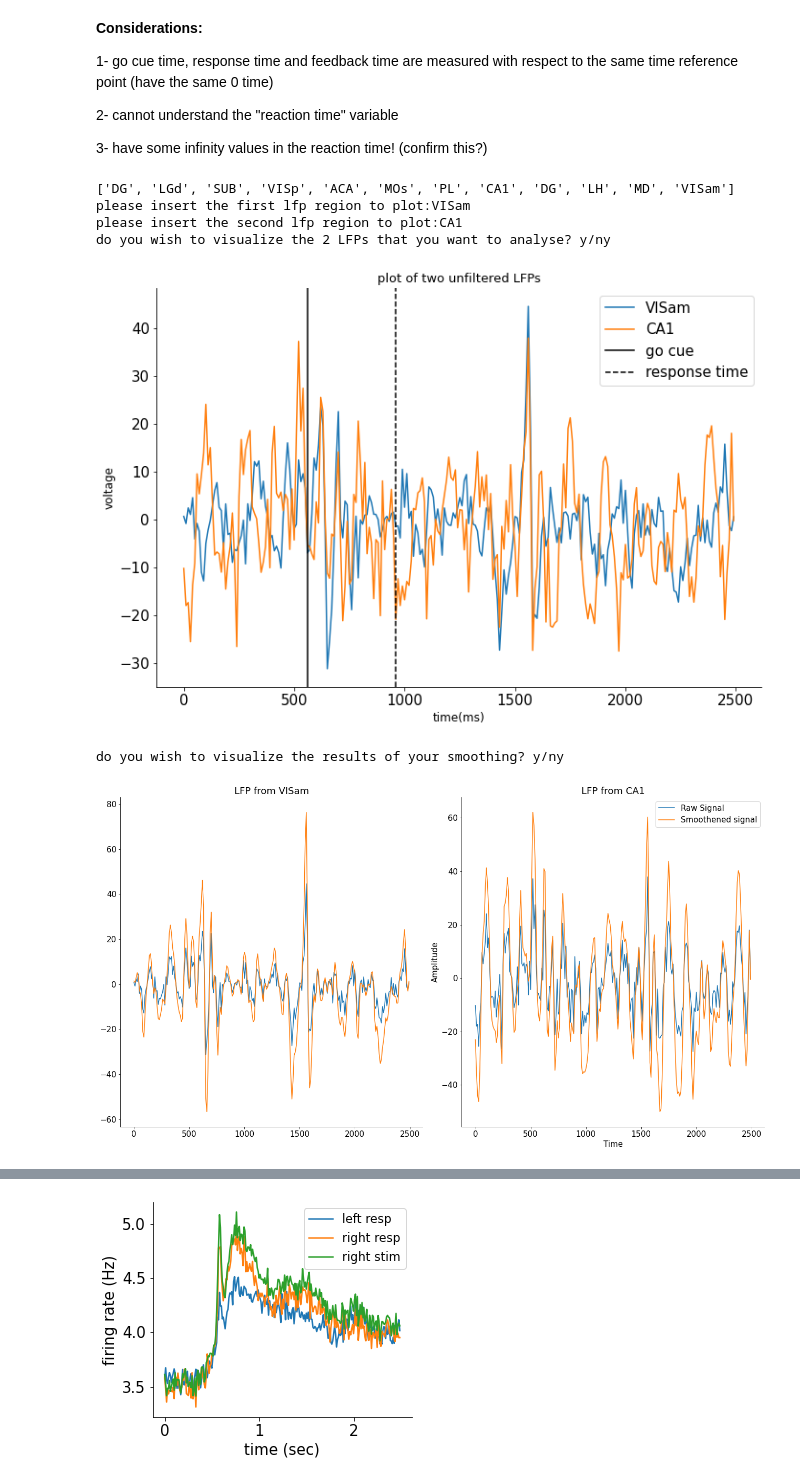
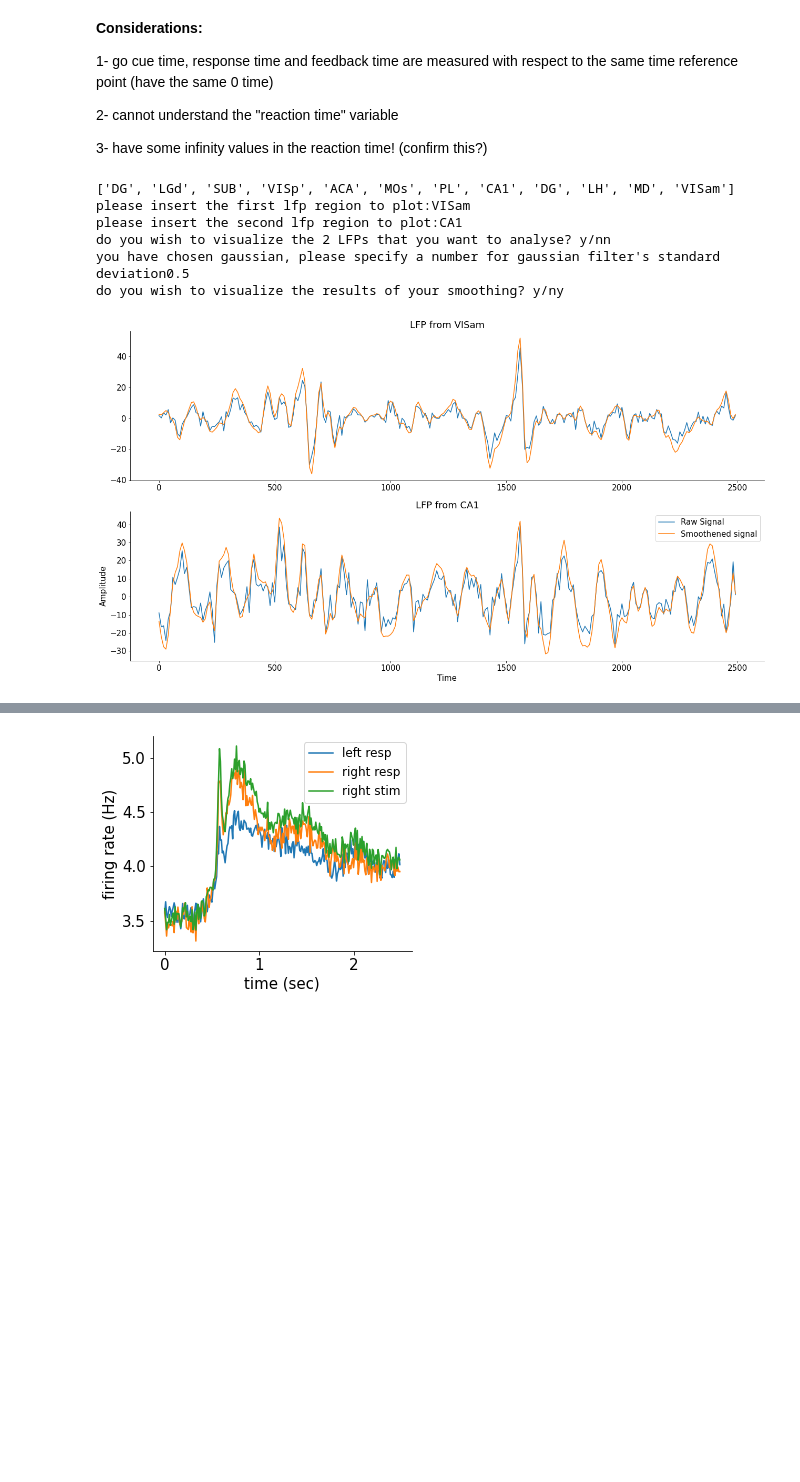
Before and after one commit to Neurocoders/AttentionProject, a Jupyter notebook: load_steinmetz_data_V2.ipynb, the cells around one changed output, grey strips where cells are left out. Saved outputs shown, nothing was run; the diff lists cells and outputs as text; code cells hidden in the pictures; blank space fills up the shorter version.

```diff
--- a/load_steinmetz_data_V2.ipynb
+++ b/load_steinmetz_data_V2.ipynb
@@ -202,7 +163,7 @@ total_trial = dat_LFP['lfp'].shape[1] # number of trials
 
 # lfp has form brain area* trial * time
 # %%
-def visualize_areas(data_LFP = dat_LFP,trial_num = 1,typ = "hamming", win_len = 6,
+def visualize_areas(data_LFP = dat_LFP,trial_num = 1,typ = "hamming", win_len = 3,
                  data_all = dat, fig_size = (18,10)):
     """
     Returns two indices corresponding to the user defined brain regions to study LFP
@@ -270,41 +231,47 @@ def visualize_areas(data_LFP = dat_LFP,trial_num = 1,typ = "hamming", win_len =
 
     else:
         raise ValueError("type is not  hann, hamming, gaussian")
 
+    # subtract the mean
+    temp_sig1 = data_LFP["lfp"][ind1, trial_num, :]
+    temp_sig2 = data_LFP["lfp"][ind2, trial_num, :]
+    temp_sig1 -=temp_sig1.mean()
+    temp_sig2 -= temp_sig2.mean()
+
      # applying the filter using filtfilt
-    smooth_sign1 = signal.filtfilt(b = win, a = 1, x = data_LFP["lfp"][ind1, trial_num, :], axis=- 1, padtype='odd', padlen=None, method='pad', irlen=None)
-    smooth_sign2 = signal.filtfilt(b = win, a = 1, x = data_LFP["lfp"][ind2, trial_num, :], axis=- 1, padtype='odd', padlen=None, method='pad', irlen=None)
+    smooth_sign1 = signal.filtfilt(b = win, a = 1, x = temp_sig1, axis=- 1, padtype='odd', padlen=None, method='pad', irlen=None)
+    smooth_sign2 = signal.filtfilt(b = win, a = 1, x = temp_sig2, axis=- 1, padtype='odd', padlen=None, method='pad', irlen=None)
 
     # plotting filter results
     temp_inp2 = input("do you wish to visualize the results of your smoothing? y/n")
     if temp_inp2 == 'y':
-        fig, axs = plt.subplots(1,2,figsize = fig_size)
+        fig, axs = plt.subplots(2,1,figsize = fig_size)
 
         axs[0].plot(time_vec, data_LFP["lfp"][ind1, trial_num, :],label = 'Raw Signal')
         axs[0].plot(time_vec, smooth_sign1,label = 'Smoothened signal')
         axs[0].set(title = f"LFP from {area1}")
 
         #plt.figure(figsize = (10,7))
         axs[1].plot(time_vec,data_LFP["lfp"][ind2, trial_num, :],label = 'Raw Signal')
         axs[1].plot(time_vec,smooth_sign2,label = 'Smoothened signal')
         axs[1].set(title = f"LFP from {area2}")
         plt.xlabel('Time'); plt.ylabel('Amplitude')
         plt.legend(); plt.show()
 
     return smooth_sign1, smooth_sign2, area1, area2
 
 
 #@title Get Filtered LFP data for the interested brain areas
-smooth_sig1, smooth_sig2, area1, area2 = visualize_areas(data_LFP = dat_LFP,trial_num = 1,typ = "hann", win_len = 4,
+smooth_sig1, smooth_sig2, area1, area2 = visualize_areas(data_LFP = dat_LFP,trial_num = 1,typ = "gaussian", win_len = 4,
                  data_all = dat, fig_size = (18,10))
 # %% [output]
 ['DG', 'LGd', 'SUB', 'VISp', 'ACA', 'MOs', 'PL', 'CA1', 'DG', 'LH', 'MD', 'VISam']
 please insert the first lfp region to plot:VISam
 please insert the second lfp region to plot:CA1
-do you wish to visualize the 2 LFPs that you want to analyse? y/ny
+do you wish to visualize the 2 LFPs that you want to analyse? y/nn
+you have chosen gaussian, please specify a number for gaussian filter's standard deviation0.5
+do you wish to visualize the results of your smoothing? y/ny
-[figure, old version]
+[figure, new version]
-do you wish to visualize the results of your smoothing? y/ny
-[figure, removed]
 # %%
 #@ ---------------Fourier Transform--------------------
 # NT => number of time points, NT/2 would be the nyquest
```
Also changed, not shown: parts of 7 cells of this notebook.
